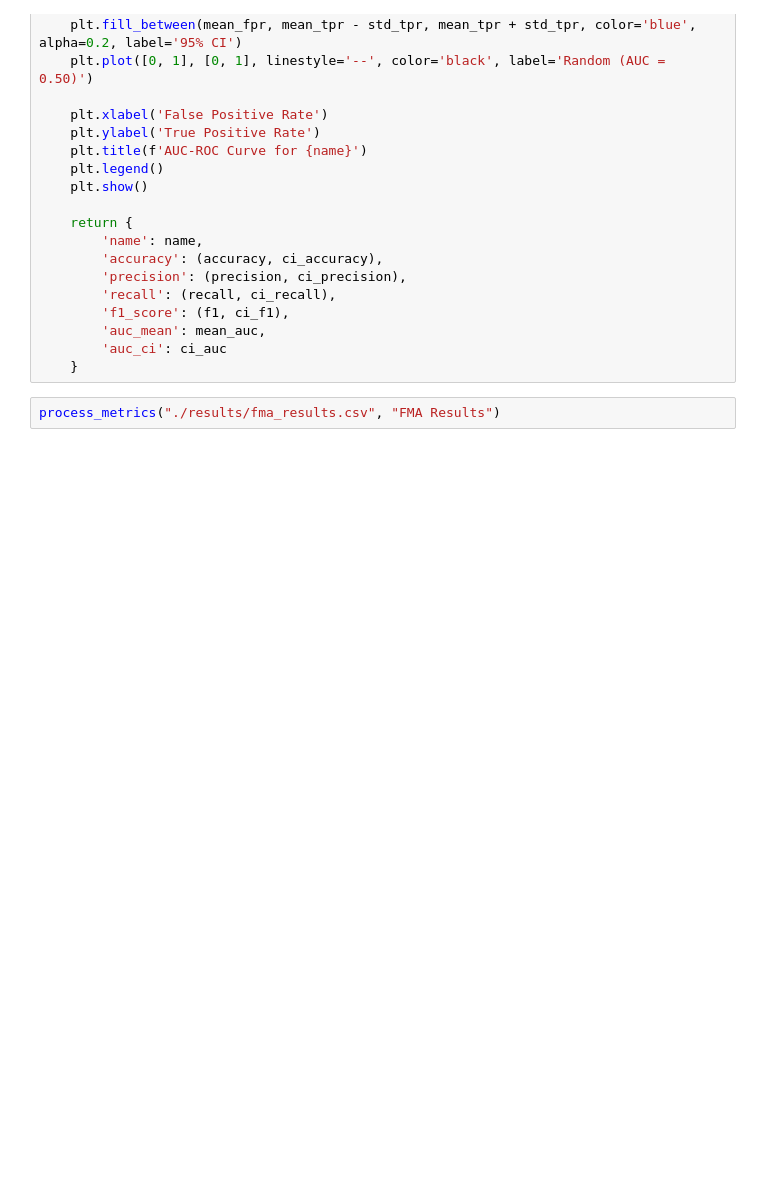
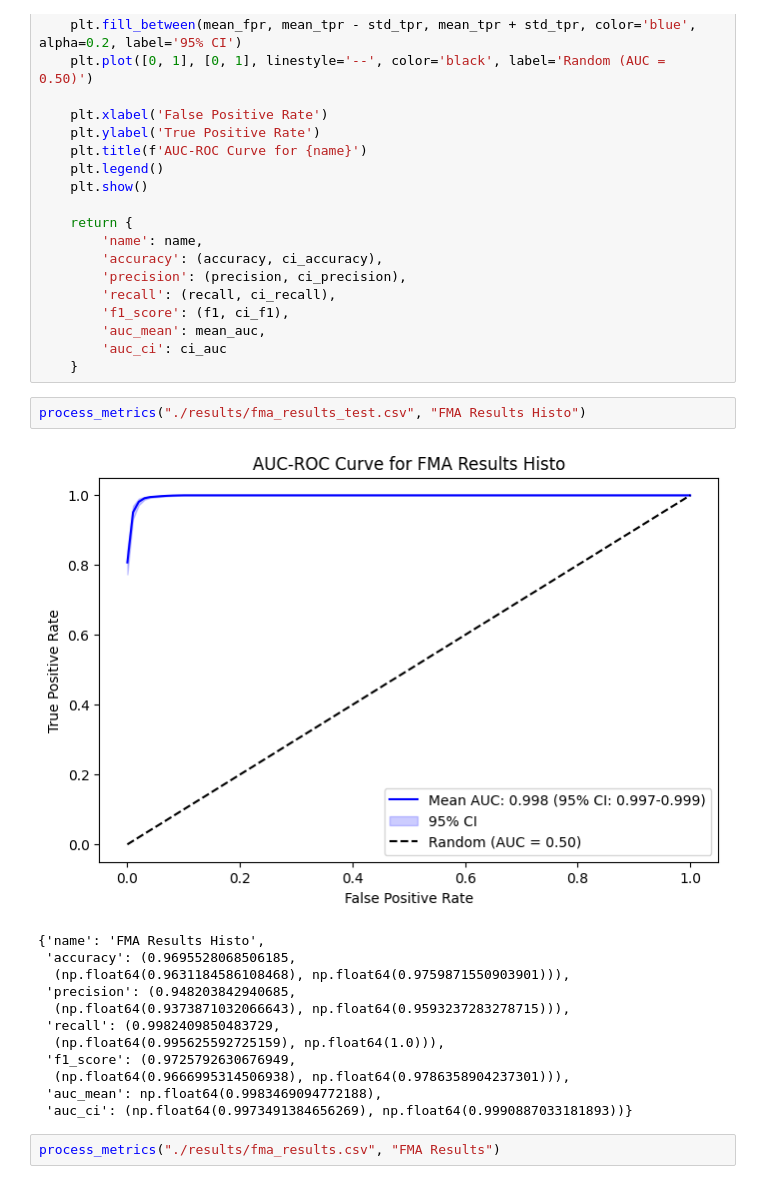
Before and after one commit to DIDSR/HistoART, a Jupyter notebook: metrics.ipynb, the cells around one changed output. Cells and saved outputs as stored; diff of their text form; blank space fills up the shorter version.

```diff
--- a/metrics.ipynb
+++ b/metrics.ipynb
@@ -92,6 +92,21 @@ def process_metrics(csv_path: str, name: str):
         'auc_mean': mean_auc,
         'auc_ci': ci_auc
     }
+# %%
+process_metrics("./results/fma_results_test.csv", "FMA Results Histo")
+# %% [output]
+[figure, added]
+{'name': 'FMA Results Histo',
+ 'accuracy': (0.9695528068506185,
+  (np.float64(0.9631184586108468), np.float64(0.9759871550903901))),
+ 'precision': (0.948203842940685,
+  (np.float64(0.9373871032066643), np.float64(0.9593237283278715))),
+ 'recall': (0.9982409850483729,
+  (np.float64(0.995625592725159), np.float64(1.0))),
+ 'f1_score': (0.9725792630676949,
+  (np.float64(0.9666995314506938), np.float64(0.9786358904237301))),
+ 'auc_mean': np.float64(0.9983469094772188),
+ 'auc_ci': (np.float64(0.9973491384656269), np.float64(0.9990887033181893))}
 # %%
 process_metrics("./results/fma_results.csv", "FMA Results")
 # %% [output]
```
Also changed, not shown: 1 other file.
